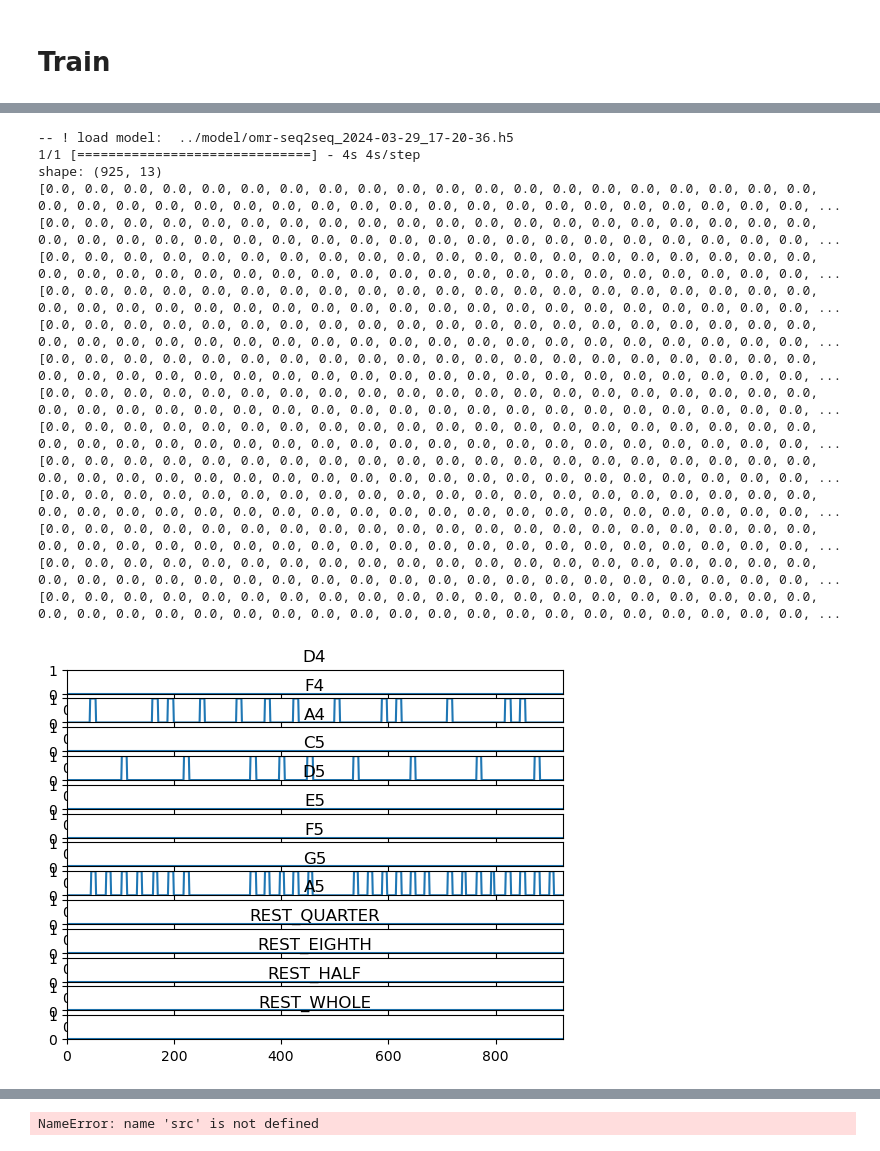
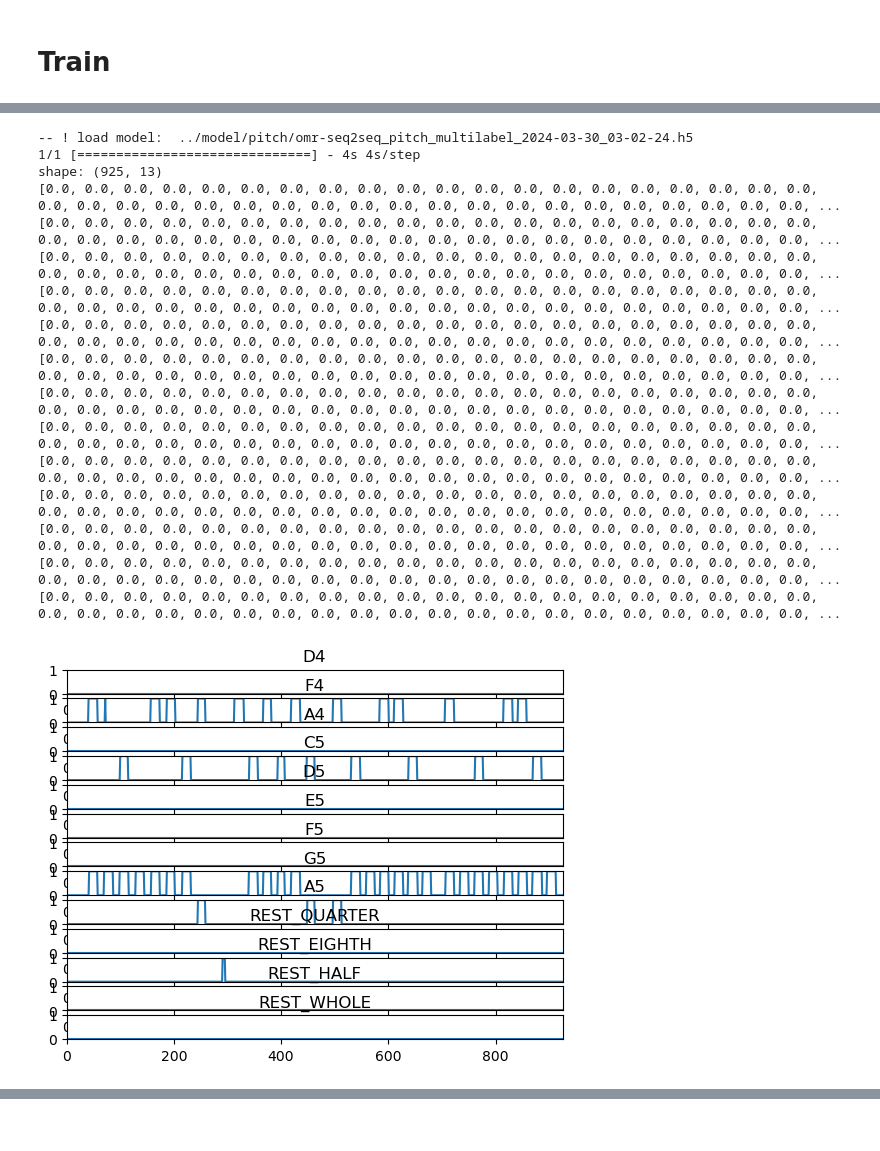
Before and after one commit to DoongDoongMaster/optical-music-recognition, a Jupyter notebook: notebooks/omr_pitch_multi-label.ipynb, the cells around one changed output, grey strips where cells are left out. Drawn from its saved outputs; the diff is of its cells as text; code cells hidden in the pictures.

Commit message:
[FEAT] Time Length(37), Solve Pitch Rest issue, OMR Duration

```diff
--- a/notebooks/multi-label_extract_feature.ipynb
+++ b/notebooks/omr_pitch_multi-label.ipynb
@@ -526,7 +526,8 @@ draw_label_on_cursor(score_path, json_path)
 # %% [markdown]
 # Train
 # %%
-n_rows = 185
+# n_rows = 185
+n_rows = 37
 n_columns = STAVE_HEIGHT
 n_classes = PTICH_HEIGHT
 opt_learning_rate= 0.01
@@ -795,8 +796,6 @@ def show_label_dict_plot(label: dict[str, List[float]], start=0, end=None):
 def convert_to_sheet_music(prediction):
     sheet_music = []
     for note, probabilities in prediction.items():
-        if note.startswith('REST'):
-            continue
         pitch_index = PITCH_NOTES.index(note)
         for i, prob in enumerate(probabilities):
             if prob == 1:
@@ -815,7 +814,7 @@ def plot_sheet_music(sheet_music):
     # plt.xlim(0, max([time_index for _, time_index in sheet_music]) + 1)  # x 축 범위 설정
     os.makedirs(IMAGE_PATH, exist_ok=True)  # 이미지 폴더 생성
     date_time=get_datetime()
-    plt.savefig(f"{IMAGE_PATH}/predict-sheet-{date_time}.png")
+    plt.savefig(f"{IMAGE_PATH}/pitch/pitch-predict-sheet-{date_time}.png")
     plt.show()
 # %%
 predict_standard = 0.5
@@ -849,7 +848,7 @@ def load_models(model_file=None):
     """
     -- method_type과 feature type에 맞는 가장 최근 모델 불러오기
     """
-    model_files = glob.glob(f"{MODEL_PATH}/*.h5")
+    model_files = glob.glob(f"{MODEL_PATH}/pitch/*.h5")
     if model_files is None or len(model_files) == 0:
         print("-- ! No pre-trained model ! --")
         return
@@ -876,34 +875,34 @@ def predict_score(stave_path):
     predict_data = model.predict(feature)
     predict_data = predict_data.reshape((-1, n_classes))
     # -- threshold 0.5
     threshold_data = get_predict2threshold(predict_data)
     result_dict = transform_arr2dict(threshold_data)
     show_label_dict_plot(result_dict)
 
     # 악보로 변환
     sheet_music = convert_to_sheet_music(result_dict)
 
     # 시각화
     plot_sheet_music(sheet_music)
 
 model = load_models()
-predict_score(f"{DATA_TEST_PATH}/Rock-ver_pad-stave_19_2024-03-26_08-35-59.png")
-# predict_score(f"{DATA_TEST_PATH}/Rock-ver_pad-stave_9_2024-03-29_15-16-55.png")
+# predict_score(f"{DATA_TEST_PATH}/Rock-ver_pad-stave_19_2024-03-26_08-35-59.png")
+predict_score(f"{DATA_TEST_PATH}/Rock-ver_pad-stave_9_2024-03-29_15-16-55.png")
 # %% [output]
--- ! load model:  ../model/omr-seq2seq_2024-03-29_17-20-36.h5
+-- ! load model:  ../model/pitch/omr-seq2seq_pitch_multilabel_2024-03-30_03-02-24.h5
 1/1 [==============================] - 4s 4s/step
 shape: (925, 13)
 [0.0, 0.0, 0.0, 0.0, 0.0, 0.0, 0.0, 0.0, 0.0, 0.0, 0.0, 0.0, 0.0, 0.0, 0.0, 0.0, 0.0, 0.0, 0.0, 0.0, 0.0, 0.0, 0.0, 0.0, 0.0, 0.0, 0.0, 0.0, 0.0, 0.0, 0.0, 0.0, 0.0, 0.0, 0.0, 0.0, 0.0, 0.0, 0.0, 0.0, ...
 [0.0, 0.0, 0.0, 0.0, 0.0, 0.0, 0.0, 0.0, 0.0, 0.0, 0.0, 0.0, 0.0, 0.0, 0.0, 0.0, 0.0, 0.0, 0.0, 0.0, 0.0, 0.0, 0.0, 0.0, 0.0, 0.0, 0.0, 0.0, 0.0, 0.0, 0.0, 0.0, 0.0, 0.0, 0.0, 0.0, 0.0, 0.0, 0.0, 0.0, ...
 [0.0, 0.0, 0.0, 0.0, 0.0, 0.0, 0.0, 0.0, 0.0, 0.0, 0.0, 0.0, 0.0, 0.0, 0.0, 0.0, 0.0, 0.0, 0.0, 0.0, 0.0, 0.0, 0.0, 0.0, 0.0, 0.0, 0.0, 0.0, 0.0, 0.0, 0.0, 0.0, 0.0, 0.0, 0.0, 0.0, 0.0, 0.0, 0.0, 0.0, ...
 [0.0, 0.0, 0.0, 0.0, 0.0, 0.0, 0.0, 0.0, 0.0, 0.0, 0.0, 0.0, 0.0, 0.0, 0.0, 0.0, 0.0, 0.0, 0.0, 0.0, 0.0, 0.0, 0.0, 0.0, 0.0, 0.0, 0.0, 0.0, 0.0, 0.0, 0.0, 0.0, 0.0, 0.0, 0.0, 0.0, 0.0, 0.0, 0.0, 0.0, ...
 [0.0, 0.0, 0.0, 0.0, 0.0, 0.0, 0.0, 0.0, 0.0, 0.0, 0.0, 0.0, 0.0, 0.0, 0.0, 0.0, 0.0, 0.0, 0.0, 0.0, 0.0, 0.0, 0.0, 0.0, 0.0, 0.0, 0.0, 0.0, 0.0, 0.0, 0.0, 0.0, 0.0, 0.0, 0.0, 0.0, 0.0, 0.0, 0.0, 0.0, ...
 [0.0, 0.0, 0.0, 0.0, 0.0, 0.0, 0.0, 0.0, 0.0, 0.0, 0.0, 0.0, 0.0, 0.0, 0.0, 0.0, 0.0, 0.0, 0.0, 0.0, 0.0, 0.0, 0.0, 0.0, 0.0, 0.0, 0.0, 0.0, 0.0, 0.0, 0.0, 0.0, 0.0, 0.0, 0.0, 0.0, 0.0, 0.0, 0.0, 0.0, ...
 [0.0, 0.0, 0.0, 0.0, 0.0, 0.0, 0.0, 0.0, 0.0, 0.0, 0.0, 0.0, 0.0, 0.0, 0.0, 0.0, 0.0, 0.0, 0.0, 0.0, 0.0, 0.0, 0.0, 0.0, 0.0, 0.0, 0.0, 0.0, 0.0, 0.0, 0.0, 0.0, 0.0, 0.0, 0.0, 0.0, 0.0, 0.0, 0.0, 0.0, ...
 [0.0, 0.0, 0.0, 0.0, 0.0, 0.0, 0.0, 0.0, 0.0, 0.0, 0.0, 0.0, 0.0, 0.0, 0.0, 0.0, 0.0, 0.0, 0.0, 0.0, 0.0, 0.0, 0.0, 0.0, 0.0, 0.0, 0.0, 0.0, 0.0, 0.0, 0.0, 0.0, 0.0, 0.0, 0.0, 0.0, 0.0, 0.0, 0.0, 0.0, ...
 [0.0, 0.0, 0.0, 0.0, 0.0, 0.0, 0.0, 0.0, 0.0, 0.0, 0.0, 0.0, 0.0, 0.0, 0.0, 0.0, 0.0, 0.0, 0.0, 0.0, 0.0, 0.0, 0.0, 0.0, 0.0, 0.0, 0.0, 0.0, 0.0, 0.0, 0.0, 0.0, 0.0, 0.0, 0.0, 0.0, 0.0, 0.0, 0.0, 0.0, ...
 [0.0, 0.0, 0.0, 0.0, 0.0, 0.0, 0.0, 0.0, 0.0, 0.0, 0.0, 0.0, 0.0, 0.0, 0.0, 0.0, 0.0, 0.0, 0.0, 0.0, 0.0, 0.0, 0.0, 0.0, 0.0, 0.0, 0.0, 0.0, 0.0, 0.0, 0.0, 0.0, 0.0, 0.0, 0.0, 0.0, 0.0, 0.0, 0.0, 0.0, ...
 [0.0, 0.0, 0.0, 0.0, 0.0, 0.0, 0.0, 0.0, 0.0, 0.0, 0.0, 0.0, 0.0, 0.0, 0.0, 0.0, 0.0, 0.0, 0.0, 0.0, 0.0, 0.0, 0.0, 0.0, 0.0, 0.0, 0.0, 0.0, 0.0, 0.0, 0.0, 0.0, 0.0, 0.0, 0.0, 0.0, 0.0, 0.0, 0.0, 0.0, ...
 [0.0, 0.0, 0.0, 0.0, 0.0, 0.0, 0.0, 0.0, 0.0, 0.0, 0.0, 0.0, 0.0, 0.0, 0.0, 0.0, 0.0, 0.0, 0.0, 0.0, 0.0, 0.0, 0.0, 0.0, 0.0, 0.0, 0.0, 0.0, 0.0, 0.0, 0.0, 0.0, 0.0, 0.0, 0.0, 0.0, 0.0, 0.0, 0.0, 0.0, ...
 [0.0, 0.0, 0.0, 0.0, 0.0, 0.0, 0.0, 0.0, 0.0, 0.0, 0.0, 0.0, 0.0, 0.0, 0.0, 0.0, 0.0, 0.0, 0.0, 0.0, 0.0, 0.0, 0.0, 0.0, 0.0, 0.0, 0.0, 0.0, 0.0, 0.0, 0.0, 0.0, 0.0, 0.0, 0.0, 0.0, 0.0, 0.0, 0.0, 0.0, ...
-[figure, old version]
+[figure, new version]
@@ -911,42 +909,0 @@ shape: (925, 13)
-# %%
-image = cv2.imread(src)
-
-# # Contour
-# # RETR_EXTERNAL: 그림의 외곽 부분에만 컨투어를 그림
-# contours, hierarchy = cv2.findContours(masked, cv2.RETR_EXTERNAL, cv2.CHAIN_APPROX_NONE)
-
-# masked_copy=255-masked
-
-# # i=1
-# # for contour in contours:
-# #     x, y, w, h = cv2.boundingRect(contour)
-# #     # -- 여기서 음표만 추출할 수 있도록 길이 설정... 하드코딩이라 방법 생각해내야 함.
-# #     if (w>10 and w<=30) and (h>10):
-# #         roi = masked_copy[y:y+h, x:x+w]
-# #         # cv2.imwrite('../data/segment-img/segments/save%s.jpg' %i, roi)
-# #     i+=1
-
-# for contour in contours:
-#     x, y, w, h = cv2.boundingRect(contour)
-#     aspect_ratio = w / h
-
-#     # # 꼬리가 있는 음표는 가로 세로 비율이 작은 경우로 가정
-#     # # if aspect_ratio < 0.5:
-#     # # 꼬리의 방향에 따라 stem 결정
-#     # if w < h:  # 세로로 긴 꼬리
-#     #     stem_x = x + w // 2
-#     #     stem_y1 = y + h // 2
-#     #     stem_y2 = y + h
-#     # else:     # 가로로 긴 꼬리
-#     #     stem_x = x + w
-#     #     stem_y1 = y + h // 2
-#     #     stem_y2 = y + h
-#     # cv2.rectangle(image, (stem_x, stem_y1), (stem_x, stem_y2), (0, 0, 255), 2)
-#     # if (w>10 and w<=30) and (h>10):
-#     cv2.rectangle(image, (x,y,w,h), (0, 0, 255), 2)
-
-# # masked_copy=cv2.drawContours(masked_copy, contours, -1, (255, 0, 0), 3)
-# date_time = datetime.now().strftime("%Y-%m-%d_%H-%M-%S")
-# cv2.imwrite(f"{SAVE_IMAGE_PATH}/scores/{score_title}-score-{date_time}.png", image)
-# %% [output]
-NameError: name 'src' is not defined
```
Also changed, not shown: parts of 6 cells of this notebook, 4 other files.
